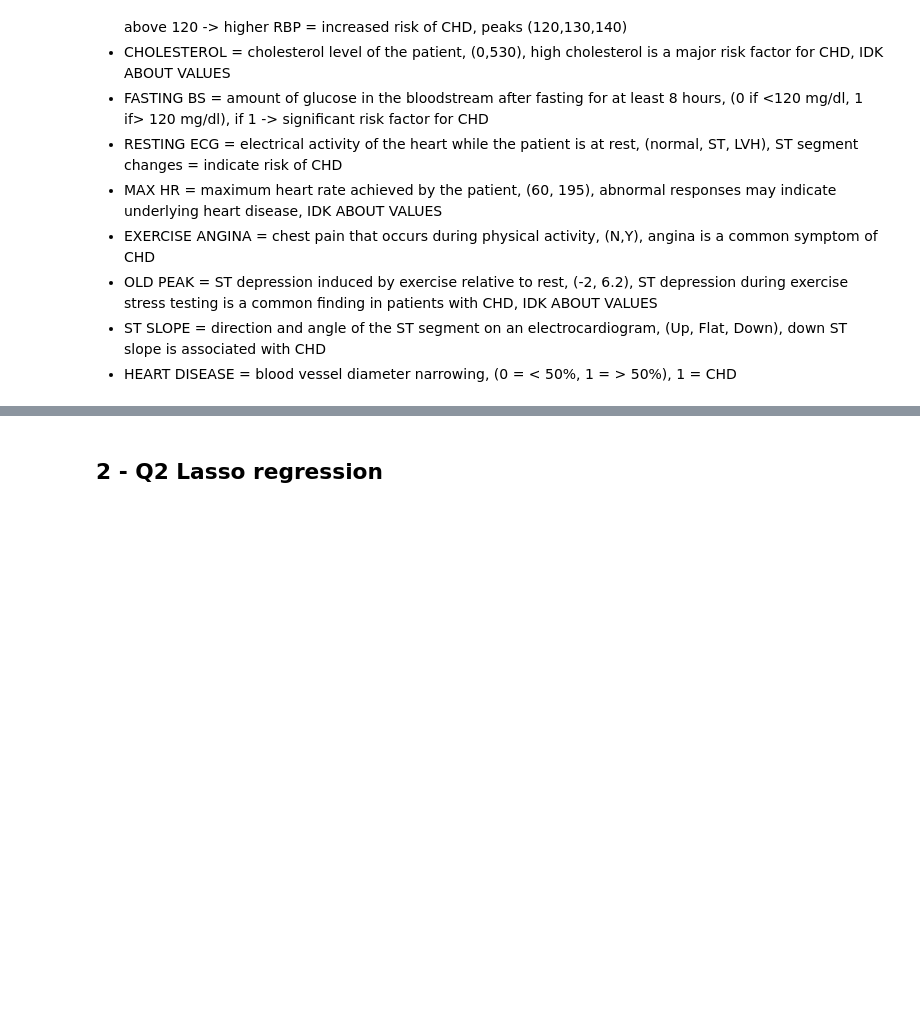
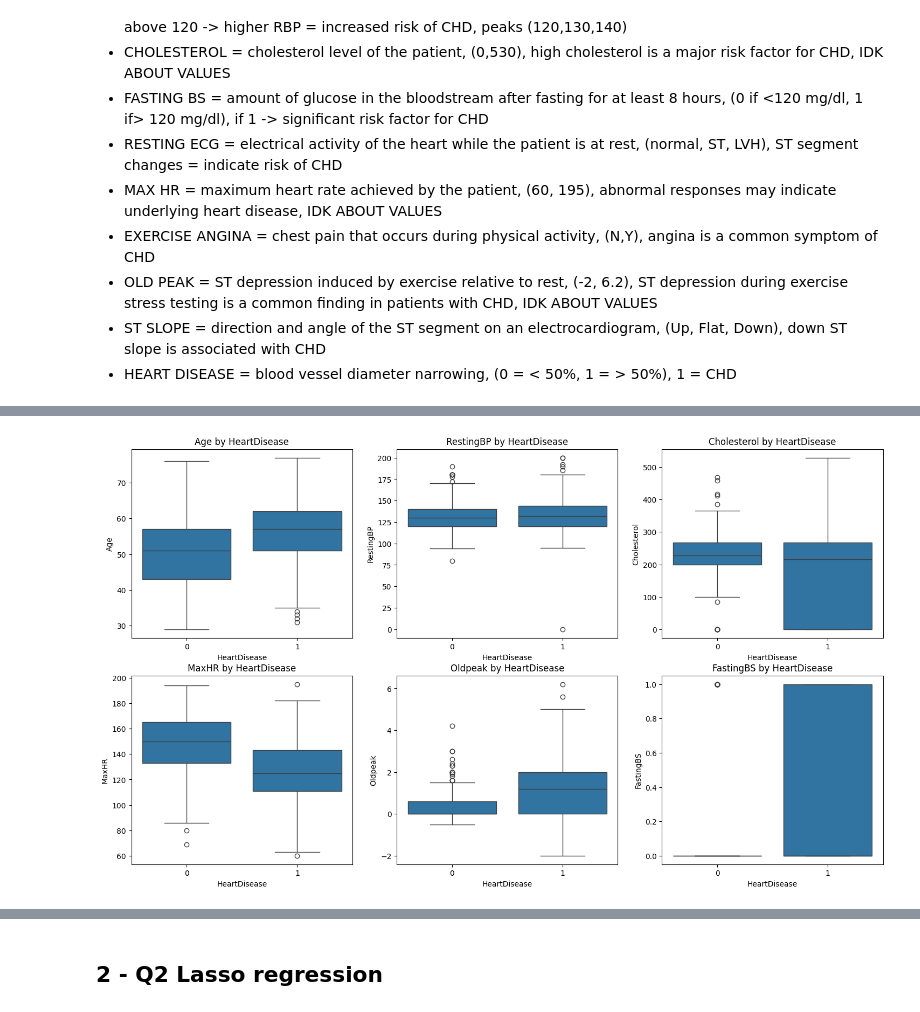
Before and after one commit to nexusfb/ETH-MLxHC-Interpretable-Medical-Data-Classification, a Jupyter notebook: pjt1_pt1.ipynb, the cells around one changed output, grey strips where cells are left out. Saved outputs shown, nothing was run; the diff lists cells and outputs as text; code cells hidden in the pictures; blank space fills up the shorter version.

```diff
--- a/pjt1_pt1.ipynb
+++ b/pjt1_pt1.ipynb
@@ -238,0 +121,9 @@ Name: HeartDisease, dtype: float64
+# %%
+# 2 - features' relationship with heart disease
+fig, axes = plt.subplots(2, 3, figsize=(18, 10))
+features = ['Age', 'RestingBP', 'Cholesterol','MaxHR', 'Oldpeak', 'FastingBS']
+for i, feature in enumerate(features, start=0):
+    sb.boxplot(data=df_train, x='HeartDisease', y=feature, ax=axes[i // 3, i % 3])
+    axes[i // 3, i % 3].set_title(f'{feature} by HeartDisease')
+# %% [output]
+[figure, added]
```
Also changed, not shown: parts of 57 cells of this notebook.
